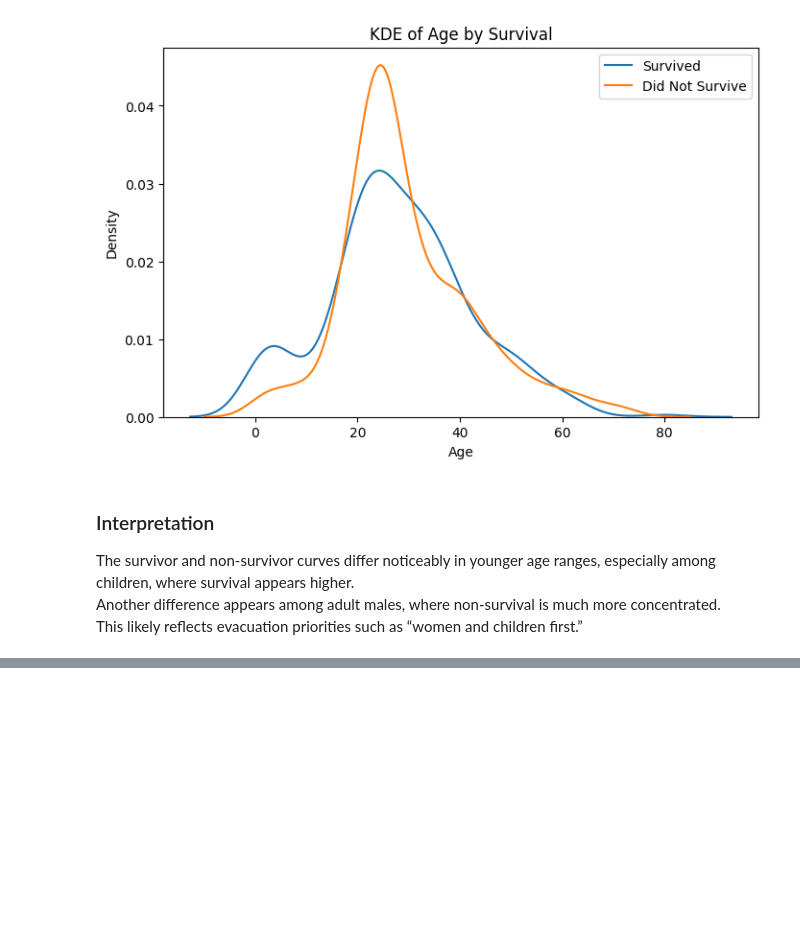
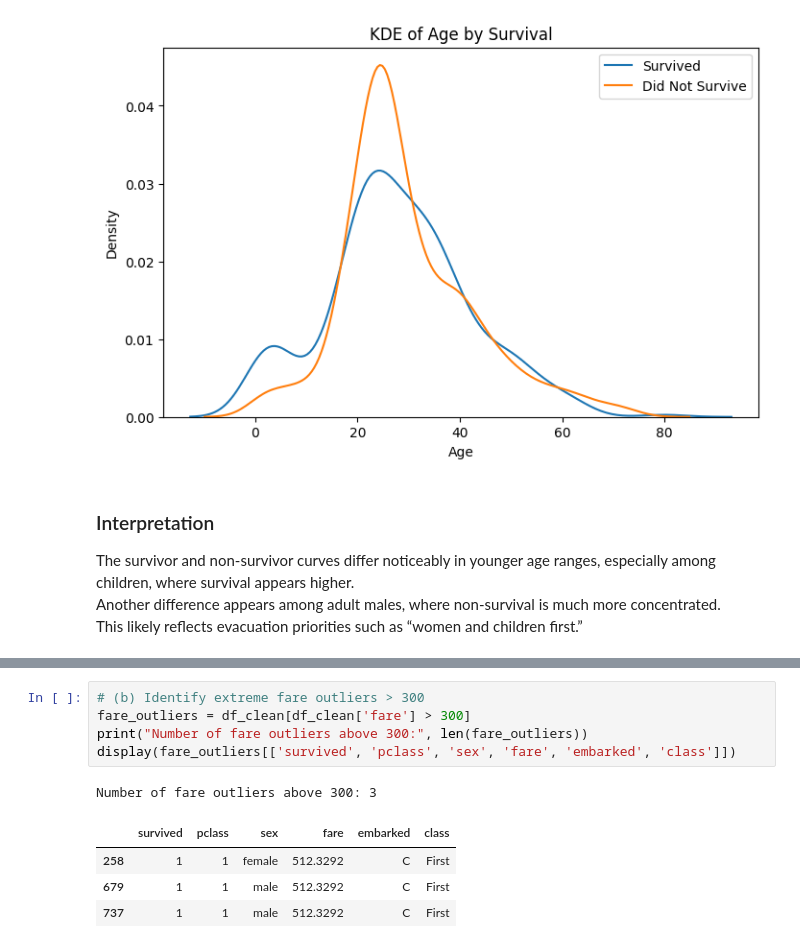
Before and after one commit to SHKabdulhadi/Titanic-Data-Analysis, a Jupyter notebook: titanic-data-analysis.ipynb, the cells around one changed output, grey strips where cells are left out. Drawn from its saved outputs; the diff is of its cells as text; blank space fills up the shorter version.

```diff
--- a/titanic-data-analysis.ipynb
+++ b/titanic-data-analysis.ipynb
@@ -302,0 +326,11 @@ This likely reflects evacuation priorities such as “women and children first.
+# %%
+# (b) Identify extreme fare outliers > 300
+fare_outliers = df_clean[df_clean['fare'] > 300]
+print("Number of fare outliers above 300:", len(fare_outliers))
+display(fare_outliers[['survived', 'pclass', 'sex', 'fare', 'embarked', 'class']])
+# %% [output]
+Number of fare outliers above 300: 3
+|  | survived | pclass | sex | fare | embarked | class |
+| 258 | 1 | 1 | female | 512.3292 | C | First |
+| 679 | 1 | 1 | male | 512.3292 | C | First |
+| 737 | 1 | 1 | male | 512.3292 | C | First |
```
Also changed, not shown: parts of 6 cells of this notebook.
